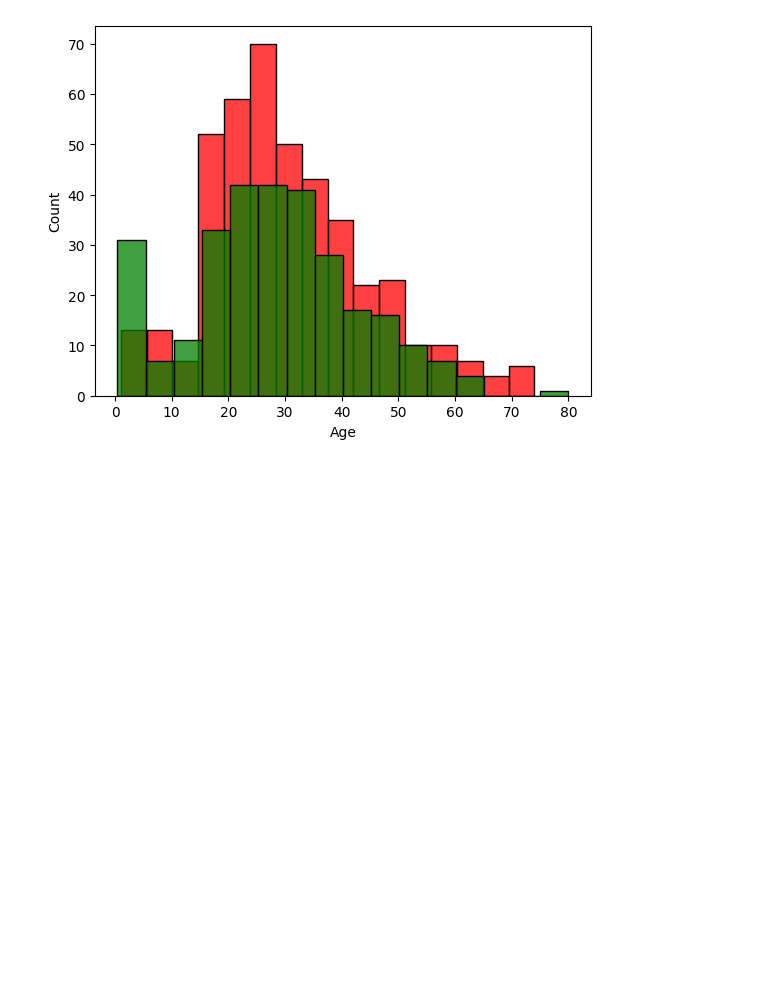
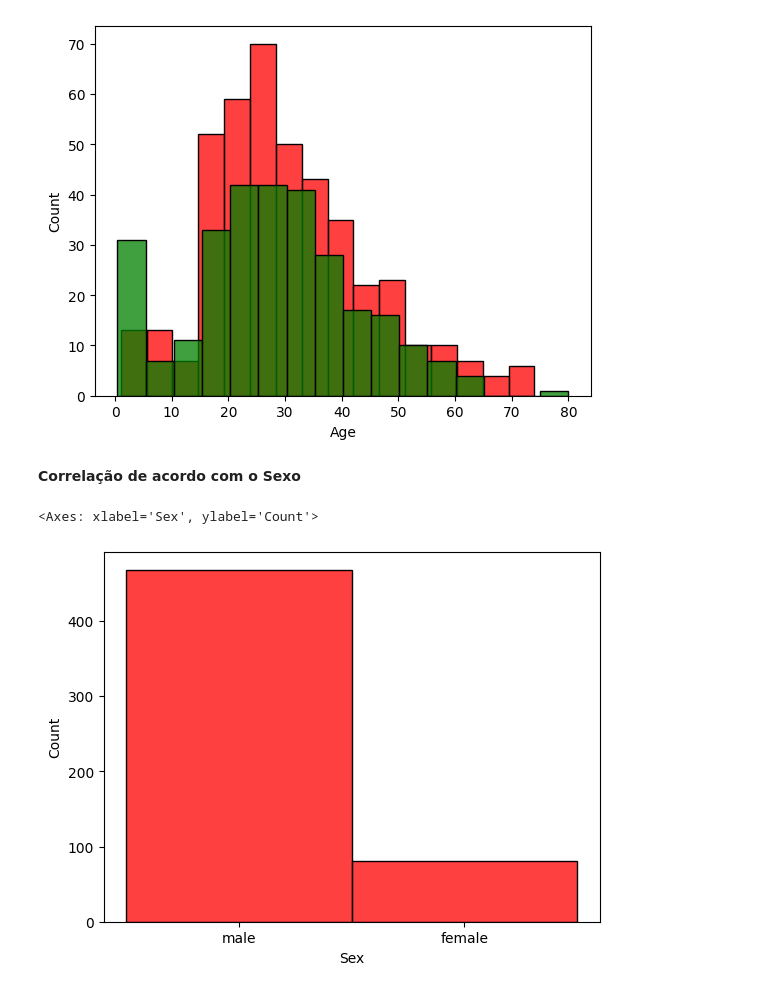
Before and after one commit to TheNobu/Anlise-de-Dados-e-Tomada-de-Decis-es, a Jupyter notebook: Trabalho.ipynb, the cells around one changed output. Cells and saved outputs as stored; diff of their text form; code cells hidden in the pictures; blank space fills up the shorter version.

```diff
--- a/Trabalho.ipynb
+++ b/Trabalho.ipynb
@@ -93,3 +95,10 @@ sns.histplot(data = sobreviventes, x = 'Age', color='green')
 # %% [output]
 <Axes: xlabel='Age', ylabel='Count'>
 [figure]
+# %% [markdown]
+**Correlação de acordo com o Sexo**
+# %%
+sns.histplot(data = mortos, x = 'Sex',color='red')
+# %% [output]
+<Axes: xlabel='Sex', ylabel='Count'>
+[figure, added]
```
Also changed, not shown: parts of 7 cells of this notebook.
